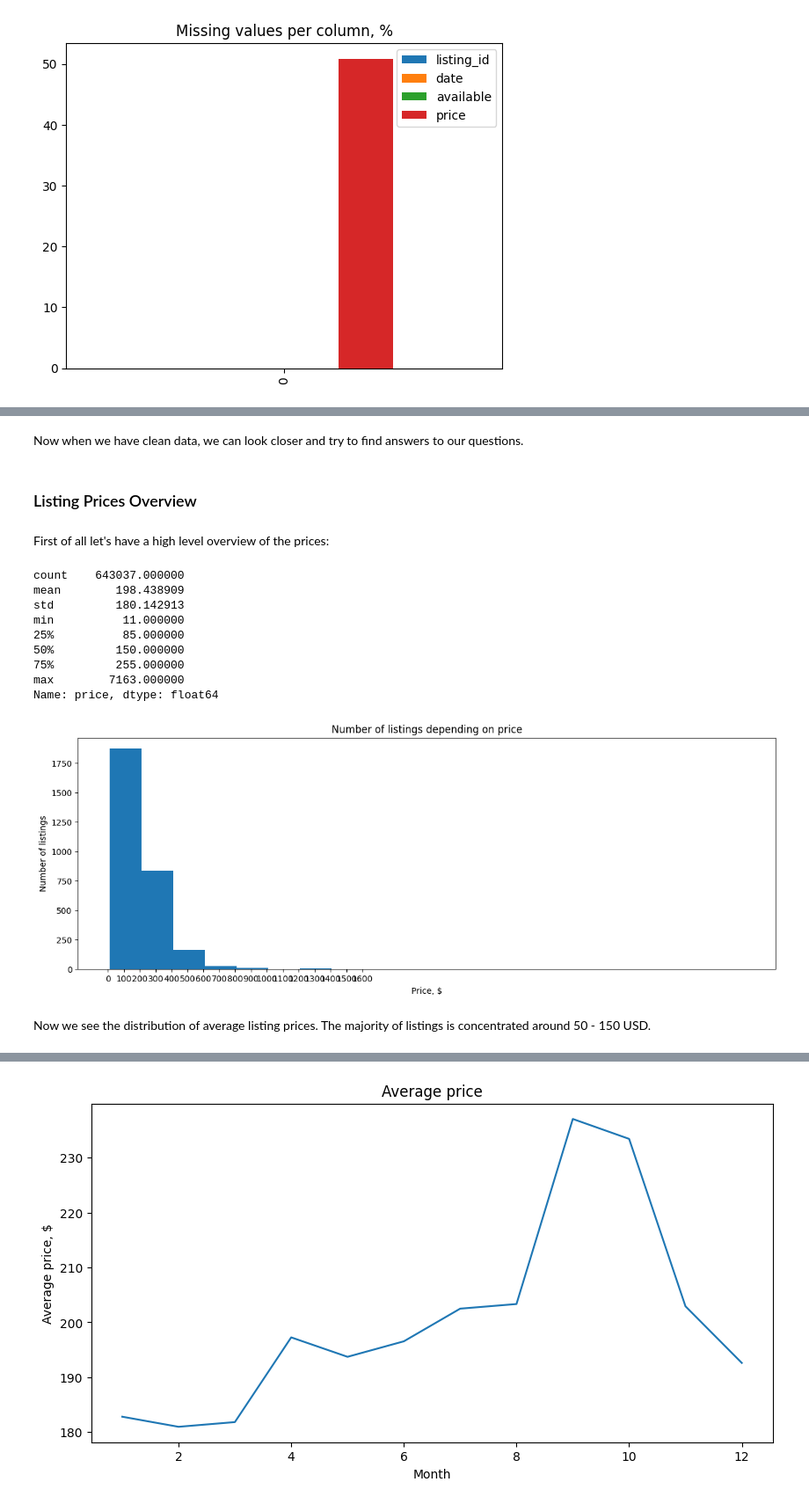
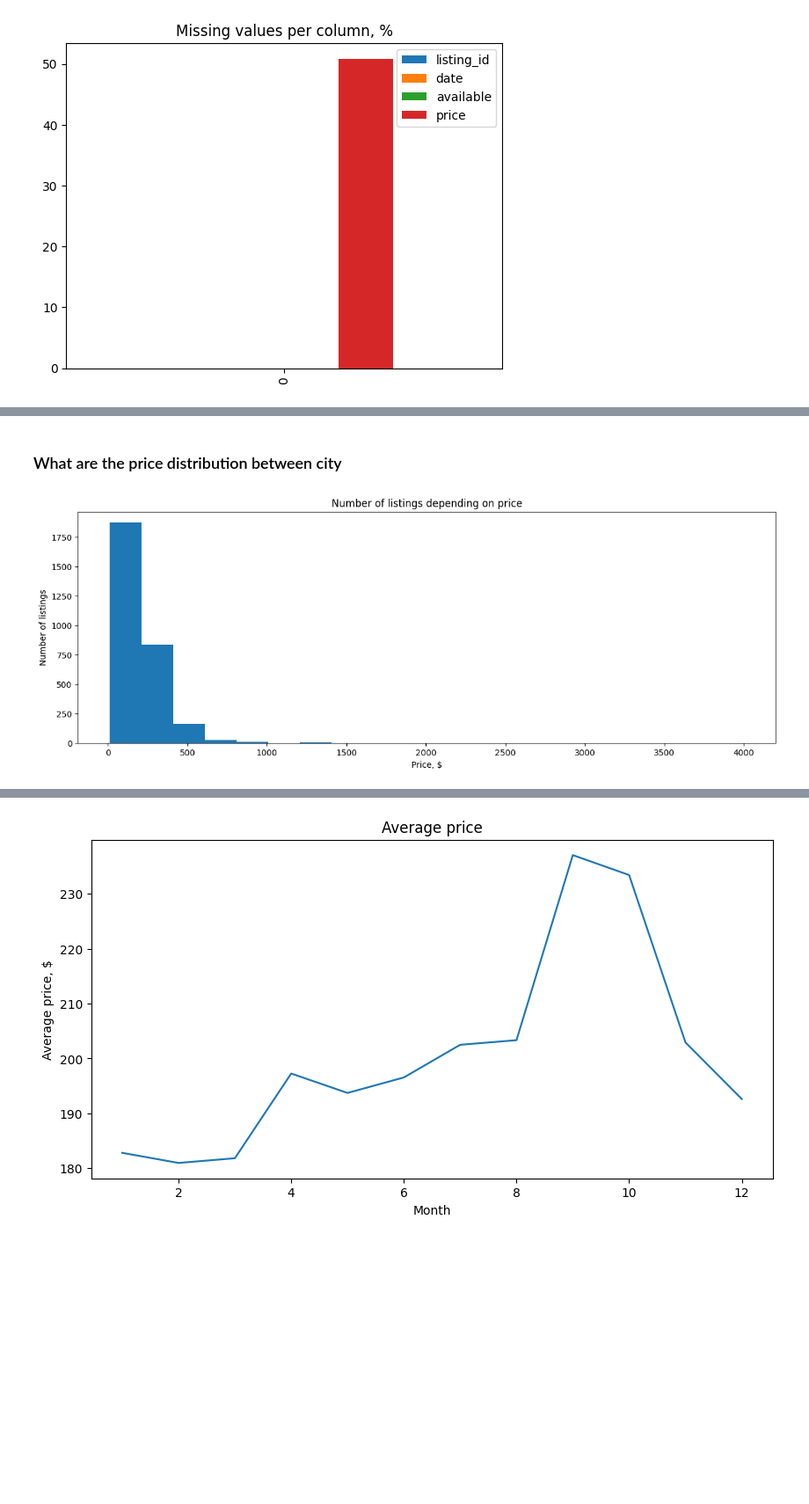
Before and after one commit to thien8226/Udacity-Project-I, a Jupyter notebook: Price Analysis.ipynb, the cells around one changed output, grey strips where cells are left out. Shown at 88% size. Cells and saved outputs as stored; diff of their text form; code cells hidden in the pictures; blank space fills up the shorter version.

```diff
--- a/Price Analysis.ipynb
+++ b/Price Analysis.ipynb
@@ -325,0 +187,7 @@ df: (643037, 59)
+# %%
+# drop temporary columns as a result of preprocessing
+col_to_drop = ['date','price_x','host_since','host_response_rate', 'host_response_rate_num',
+                'host_has_profile_pic', 'host_identity_verified','host_is_superhost',
+                'instant_bookable','bed_type','extra_people']
+df = transform_df.drop(columns=col_to_drop)
+df.shape
@@ -328,35 +198,15 @@ df: (643037, 59)
-# %% [markdown]
-Now when we have clean data, we can look closer and try to find answers to our questions.
-# %% [markdown]
-### Listing Prices Overview
-# %% [markdown]
-First of all let's have a high level overview of the prices:
-# %%
-#find minimum, maximum and average price for listing
-df['price'].describe()
-# %% [output]
-count    643037.000000
-mean        198.438909
-std         180.142913
-min          11.000000
-25%          85.000000
-50%         150.000000
-75%         255.000000
-max        7163.000000
-Name: price, dtype: float64
+# %% [markdown]
+### What are the price distribution between city
 # %%
 #get the average price for each listing
 mean_price_for_listing = df.groupby('listing_id')['price'].mean()
 
 #plot
 plt.figure(figsize=(15,5))
 plt.hist(mean_price_for_listing, bins=20)
-plt.xticks(np.arange(0, 1700, step=100))
 plt.ylabel('Number of listings')
 plt.xlabel('Price, $')
 plt.title('Number of listings depending on price')
 plt.show()
 # %% [output]
-[figure, old version]
+[figure, new version]
-# %% [markdown]
-Now we see the distribution of average listing prices. The majority of listings is concentrated around 50 - 150 USD.
```
Also changed, not shown: parts of 52 cells of this notebook, 2 other files.
